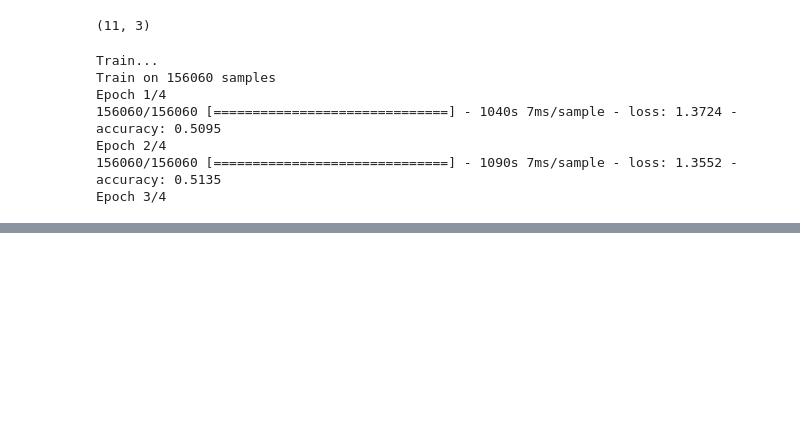
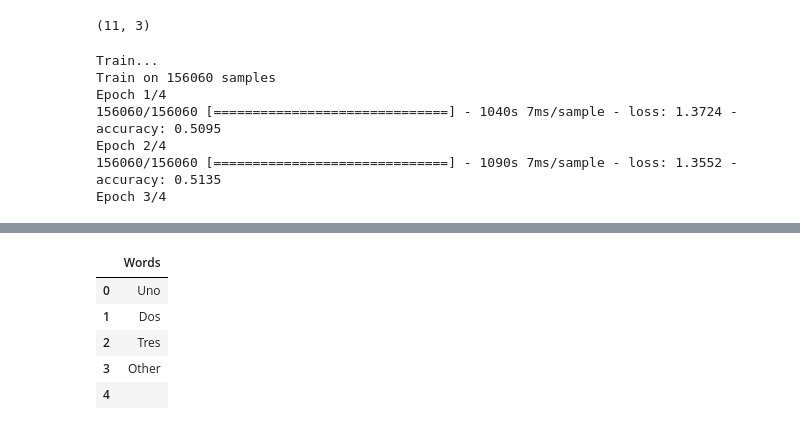
Before and after one commit to rahul3/sentiment-analysis-movie-reviews, a Jupyter notebook: notebooks/Bidirectional_LSTM_hashing.ipynb, the cells around one changed output, grey strips where cells are left out. Cells and saved outputs as stored; diff of their text form; code cells hidden in the pictures; blank space fills up the shorter version.

```diff
--- a/notebooks/Bidirectional_LSTM_hashing.ipynb
+++ b/notebooks/Bidirectional_LSTM_hashing.ipynb
@@ -275,0 +338,9 @@ test_df.to_csv('../data/predictions_v1.csv', columns=header, index=False, header
+# %%
+df_temp
+# %% [output]
+|  | Words |
+| 0 | Uno |
+| 1 | Dos |
+| 2 | Tres |
+| 3 | Other |
+| 4 |  |
```
Also changed, not shown: parts of 10 cells of this notebook.
